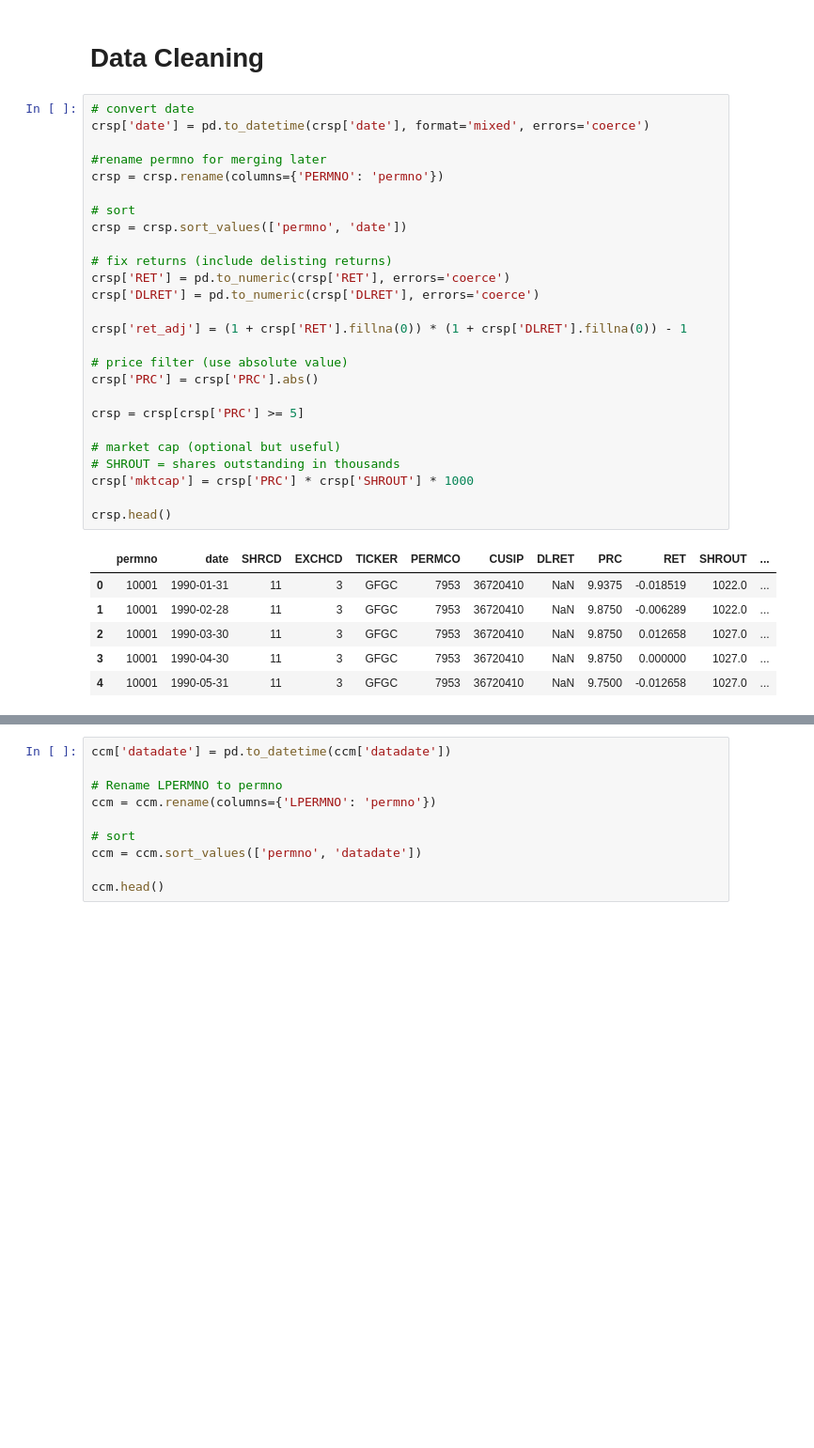
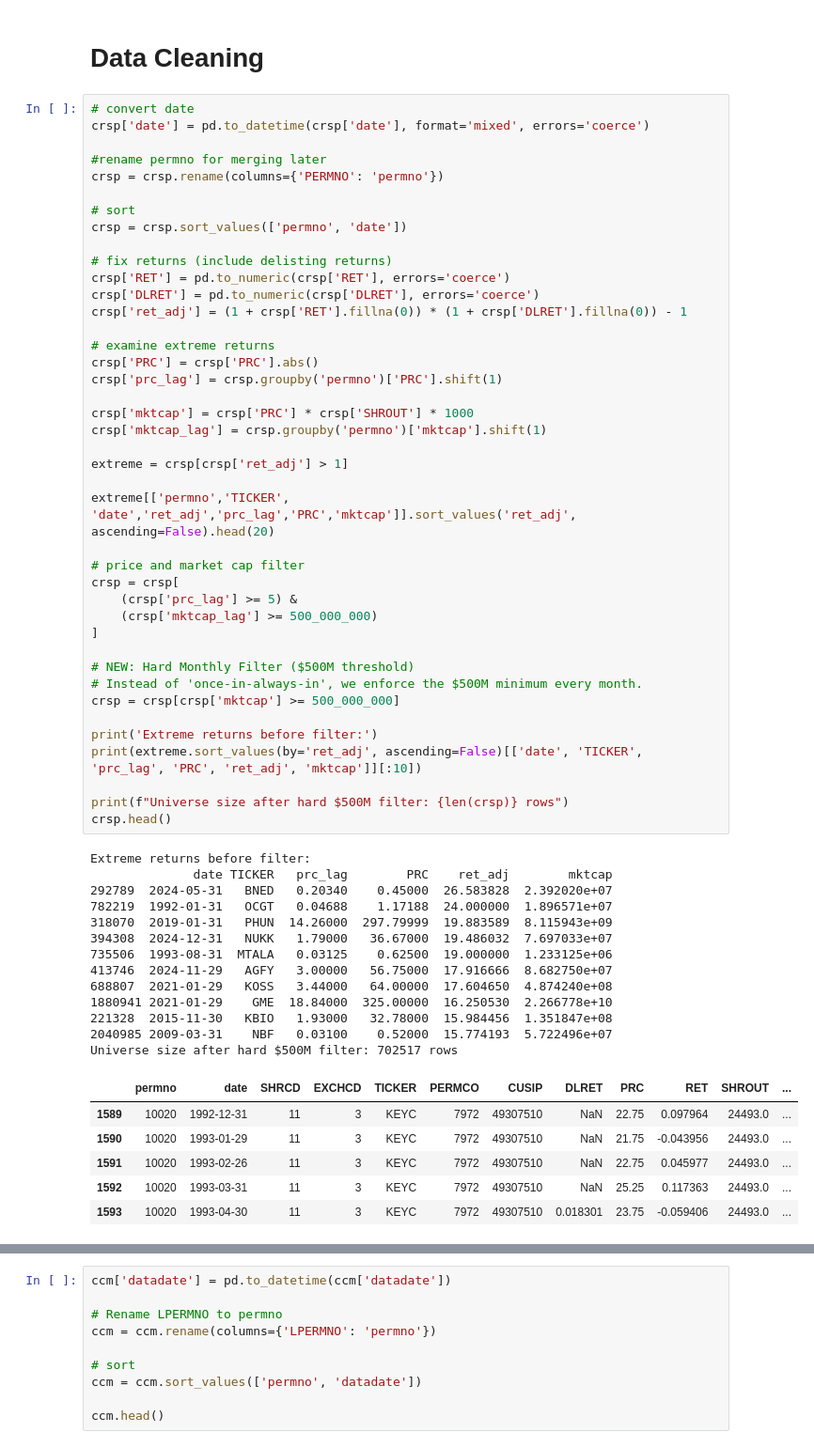
Before and after one commit to rguang/Systematic-Equity-Alpha-Research-Multi-Factor-Accrual-Strategy, a Jupyter notebook: Accruals_Trading_Project_cross_sectional_regression.ipynb, the cells around one changed output, grey strips where cells are left out. Shown at 94% size. Saved outputs shown, nothing was run; the diff lists cells and outputs as text; blank space fills up the shorter version.

```diff
--- a/Accruals_Trading_Project_cross_sectional_regression.ipynb
+++ b/Accruals_Trading_Project_cross_sectional_regression.ipynb
@@ -31,33 +47,61 @@ crsp['TICKER'].nunique()
 # %%
 # convert date
 crsp['date'] = pd.to_datetime(crsp['date'], format='mixed', errors='coerce')
 
 #rename permno for merging later
 crsp = crsp.rename(columns={'PERMNO': 'permno'})
 
 # sort
 crsp = crsp.sort_values(['permno', 'date'])
 
 # fix returns (include delisting returns)
 crsp['RET'] = pd.to_numeric(crsp['RET'], errors='coerce')
 crsp['DLRET'] = pd.to_numeric(crsp['DLRET'], errors='coerce')
-
 crsp['ret_adj'] = (1 + crsp['RET'].fillna(0)) * (1 + crsp['DLRET'].fillna(0)) - 1
 
-# price filter (use absolute value)
+# examine extreme returns
 crsp['PRC'] = crsp['PRC'].abs()
+crsp['prc_lag'] = crsp.groupby('permno')['PRC'].shift(1)
 
-crsp = crsp[crsp['PRC'] >= 5]
+crsp['mktcap'] = crsp['PRC'] * crsp['SHROUT'] * 1000
+crsp['mktcap_lag'] = crsp.groupby('permno')['mktcap'].shift(1)
 
-# market cap (optional but useful)
-# SHROUT = shares outstanding in thousands
-crsp['mktcap'] = crsp['PRC'] * crsp['SHROUT'] * 1000
+extreme = crsp[crsp['ret_adj'] > 1]
 
+extreme[['permno','TICKER', 'date','ret_adj','prc_lag','PRC','mktcap']].sort_values('ret_adj', ascending=False).head(20)
+
+# price and market cap filter
+crsp = crsp[
+    (crsp['prc_lag'] >= 5) &
+    (crsp['mktcap_lag'] >= 500_000_000)
+]
+
+# NEW: Hard Monthly Filter ($500M threshold)
+# Instead of 'once-in-always-in', we enforce the $500M minimum every month.
+crsp = crsp[crsp['mktcap'] >= 500_000_000]
+
+print('Extreme returns before filter:')
+print(extreme.sort_values(by='ret_adj', ascending=False)[['date', 'TICKER', 'prc_lag', 'PRC', 'ret_adj', 'mktcap']][:10])
+
+print(f"Universe size after hard $500M filter: {len(crsp)} rows")
 crsp.head()
 # %% [output]
+Extreme returns before filter:
+              date TICKER   prc_lag        PRC    ret_adj        mktcap
+292789  2024-05-31   BNED   0.20340    0.45000  26.583828  2.392020e+07
+782219  1992-01-31   OCGT   0.04688    1.17188  24.000000  1.896571e+07
+318070  2019-01-31   PHUN  14.26000  297.79999  19.883589  8.115943e+09
+394308  2024-12-31   NUKK   1.79000   36.67000  19.486032  7.697033e+07
+735506  1993-08-31  MTALA   0.03125    0.62500  19.000000  1.233125e+06
+413746  2024-11-29   AGFY   3.00000   56.75000  17.916666  8.682750e+07
+688807  2021-01-29   KOSS   3.44000   64.00000  17.604650  4.874240e+08
+1880941 2021-01-29    GME  18.84000  325.00000  16.250530  2.266778e+10
+221328  2015-11-30   KBIO   1.93000   32.78000  15.984456  1.351847e+08
+2040985 2009-03-31    NBF   0.03100    0.52000  15.774193  5.722496e+07
+Universe size after hard $500M filter: 702517 rows
 |  | permno | date | SHRCD | EXCHCD | TICKER | PERMCO | CUSIP | DLRET | PRC | RET | SHROUT | ... |
-| 0 | 10001 | 1990-01-31 | 11 | 3 | GFGC | 7953 | 36720410 | NaN | 9.9375 | -0.018519 | 1022.0 | ... |
-| 1 | 10001 | 1990-02-28 | 11 | 3 | GFGC | 7953 | 36720410 | NaN | 9.8750 | -0.006289 | 1022.0 | ... |
-| 2 | 10001 | 1990-03-30 | 11 | 3 | GFGC | 7953 | 36720410 | NaN | 9.8750 | 0.012658 | 1027.0 | ... |
-| 3 | 10001 | 1990-04-30 | 11 | 3 | GFGC | 7953 | 36720410 | NaN | 9.8750 | 0.000000 | 1027.0 | ... |
-| 4 | 10001 | 1990-05-31 | 11 | 3 | GFGC | 7953 | 36720410 | NaN | 9.7500 | -0.012658 | 1027.0 | ... |
+| 1589 | 10020 | 1992-12-31 | 11 | 3 | KEYC | 7972 | 49307510 | NaN | 22.75 | 0.097964 | 24493.0 | ... |
+| 1590 | 10020 | 1993-01-29 | 11 | 3 | KEYC | 7972 | 49307510 | NaN | 21.75 | -0.043956 | 24493.0 | ... |
+| 1591 | 10020 | 1993-02-26 | 11 | 3 | KEYC | 7972 | 49307510 | NaN | 22.75 | 0.045977 | 24493.0 | ... |
+| 1592 | 10020 | 1993-03-31 | 11 | 3 | KEYC | 7972 | 49307510 | NaN | 25.25 | 0.117363 | 24493.0 | ... |
+| 1593 | 10020 | 1993-04-30 | 11 | 3 | KEYC | 7972 | 49307510 | 0.018301 | 23.75 | -0.059406 | 24493.0 | ... |
```
Also changed, not shown: parts of 62 cells of this notebook.
